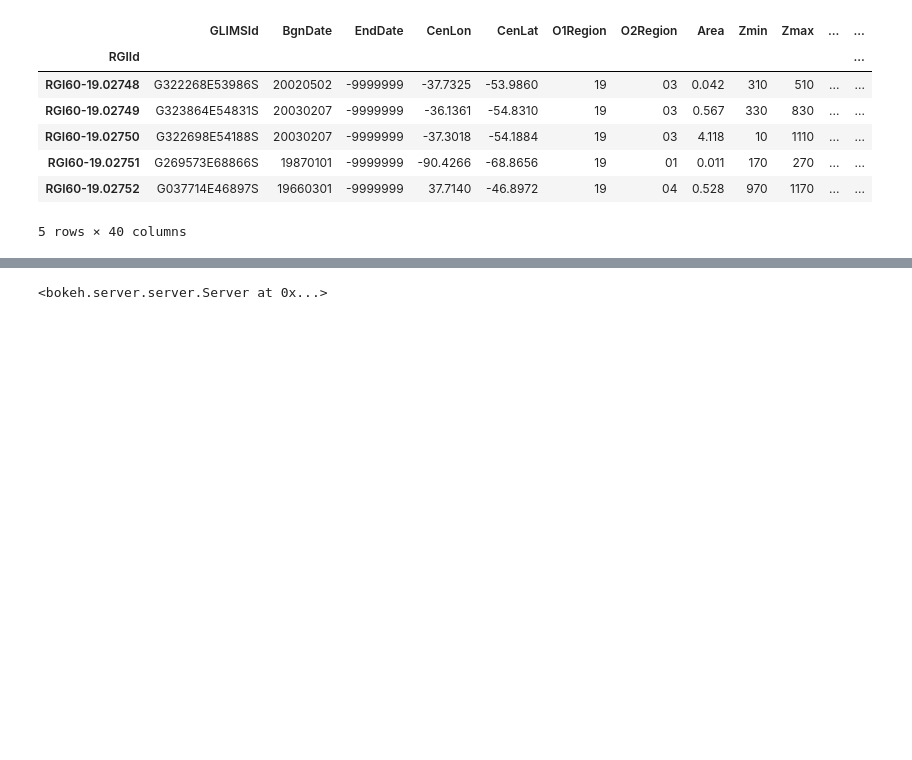
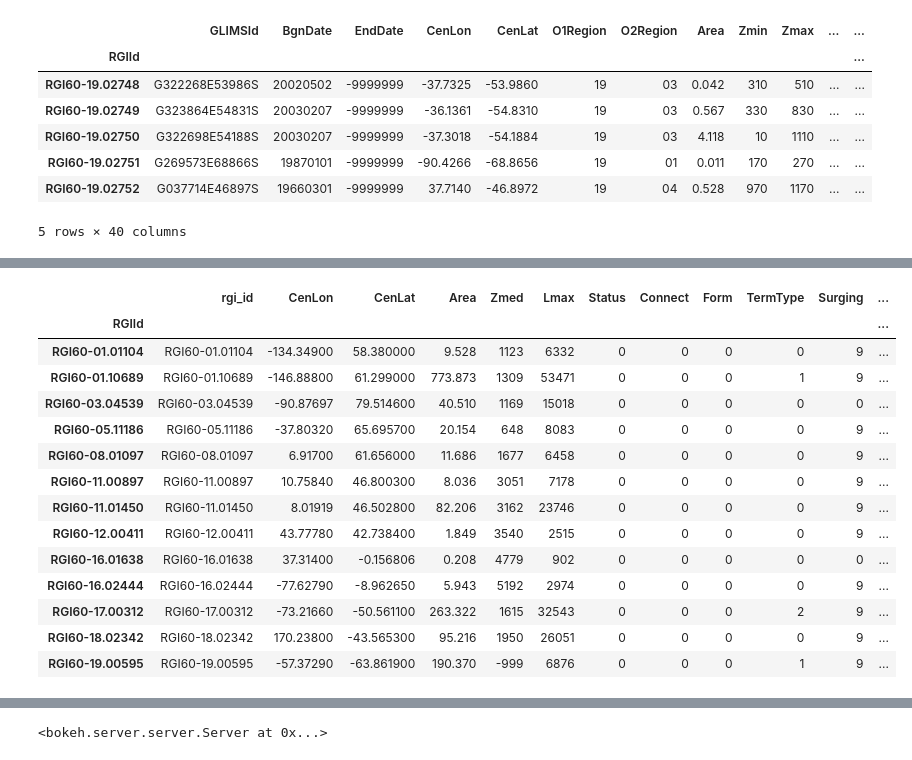
Before and after one commit to OGGM/glacier-gallery, a Jupyter notebook: explorer.ipynb, the cells around one changed output, grey strips where cells are left out. Cells and saved outputs as stored; diff of their text form; code cells hidden in the pictures; blank space fills up the shorter version.

```diff
--- a/explorer.ipynb
+++ b/explorer.ipynb
@@ -195,3 +211,21 @@ See the caveats in the documentation: http://pandas.pydata.org/pandas-docs/stabl
+# %%
+df
+# %% [output]
+|  | rgi_id | CenLon | CenLat | Area | Zmed | Lmax | Status | Connect | Form | TermType | Surging | ... |
+| RGIId |  |  |  |  |  |  |  |  |  |  |  | ... |
+| RGI60-01.01104 | RGI60-01.01104 | -134.34900 | 58.380000 | 9.528 | 1123 | 6332 | 0 | 0 | 0 | 0 | 9 | ... |
+| RGI60-01.10689 | RGI60-01.10689 | -146.88800 | 61.299000 | 773.873 | 1309 | 53471 | 0 | 0 | 0 | 1 | 9 | ... |
+| RGI60-03.04539 | RGI60-03.04539 | -90.87697 | 79.514600 | 40.510 | 1169 | 15018 | 0 | 0 | 0 | 0 | 0 | ... |
+| RGI60-05.11186 | RGI60-05.11186 | -37.80320 | 65.695700 | 20.154 | 648 | 8083 | 0 | 0 | 0 | 0 | 9 | ... |
+| RGI60-08.01097 | RGI60-08.01097 | 6.91700 | 61.656000 | 11.686 | 1677 | 6458 | 0 | 0 | 0 | 0 | 9 | ... |
+| RGI60-11.00897 | RGI60-11.00897 | 10.75840 | 46.800300 | 8.036 | 3051 | 7178 | 0 | 0 | 0 | 0 | 9 | ... |
+| RGI60-11.01450 | RGI60-11.01450 | 8.01919 | 46.502800 | 82.206 | 3162 | 23746 | 0 | 0 | 0 | 0 | 9 | ... |
+| RGI60-12.00411 | RGI60-12.00411 | 43.77780 | 42.738400 | 1.849 | 3540 | 2515 | 0 | 0 | 0 | 0 | 9 | ... |
+| RGI60-16.01638 | RGI60-16.01638 | 37.31400 | -0.156806 | 0.208 | 4779 | 902 | 0 | 0 | 0 | 0 | 0 | ... |
+| RGI60-16.02444 | RGI60-16.02444 | -77.62790 | -8.962650 | 5.943 | 5192 | 2974 | 0 | 0 | 0 | 0 | 9 | ... |
+| RGI60-17.00312 | RGI60-17.00312 | -73.21660 | -50.561100 | 263.322 | 1615 | 32543 | 0 | 0 | 0 | 2 | 9 | ... |
+| RGI60-18.02342 | RGI60-18.02342 | 170.23800 | -43.565300 | 95.216 | 1950 | 26051 | 0 | 0 | 0 | 0 | 9 | ... |
+| RGI60-19.00595 | RGI60-19.00595 | -57.37290 | -63.861900 | 190.370 | -999 | 6876 | 0 | 0 | 0 | 1 | 9 | ... |
 # %%
 # prepare "background glacier" in the map
 #df_short = df_all[::2]
```
Also changed, not shown: parts of 9 cells of this notebook, 1 other file.
